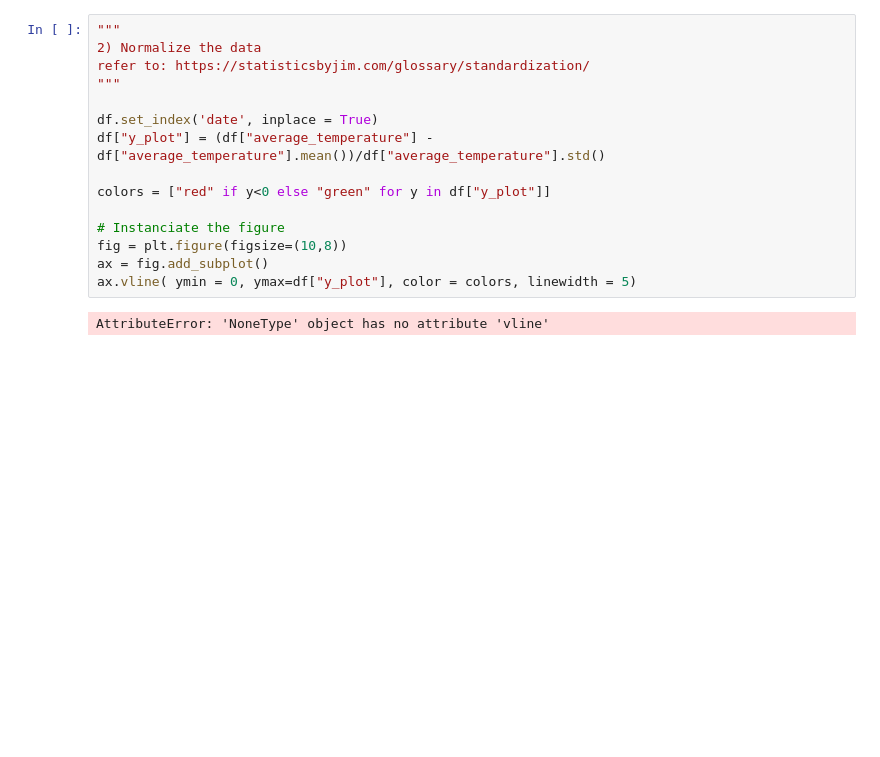
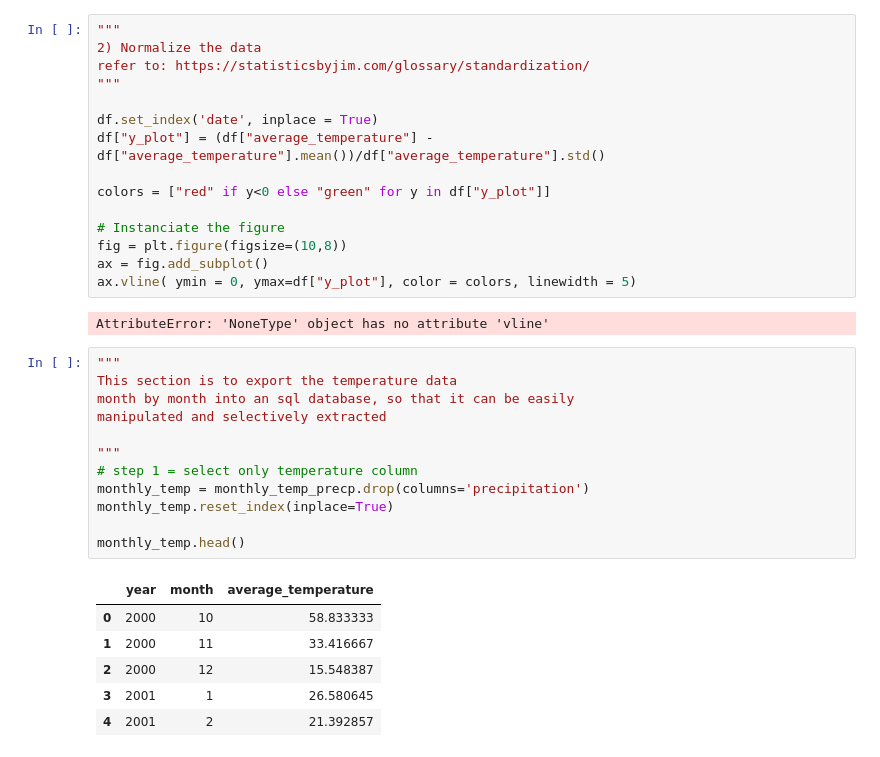
Before and after one commit to stew1922/data_farming, a Jupyter notebook: notebooks/carolina.ipynb, the cells around one changed output. Cells and saved outputs as stored; diff of their text form; blank space fills up the shorter version.

Commit message:
temp_data manipulation update

```diff
--- a/notebooks/carolina.ipynb
+++ b/notebooks/carolina.ipynb
@@ -91,3 +95,22 @@ ax = fig.add_subplot()
 ax.vline( ymin = 0, ymax=df["y_plot"], color = colors, linewidth = 5)
 # %% [output]
 AttributeError: 'NoneType' object has no attribute 'vline'
+# %%
+"""
+This section is to export the temperature data
+month by month into an sql database, so that it can be easily
+manipulated and selectively extracted
+
+"""
+# step 1 = select only temperature column
+monthly_temp = monthly_temp_precp.drop(columns='precipitation')
+monthly_temp.reset_index(inplace=True)
+
+monthly_temp.head()
+# %% [output]
+|  | year | month | average_temperature |
+| 0 | 2000 | 10 | 58.833333 |
+| 1 | 2000 | 11 | 33.416667 |
+| 2 | 2000 | 12 | 15.548387 |
+| 3 | 2001 | 1 | 26.580645 |
+| 4 | 2001 | 2 | 21.392857 |
```
Also changed, not shown: parts of 4 cells of this notebook, 1 other file.
